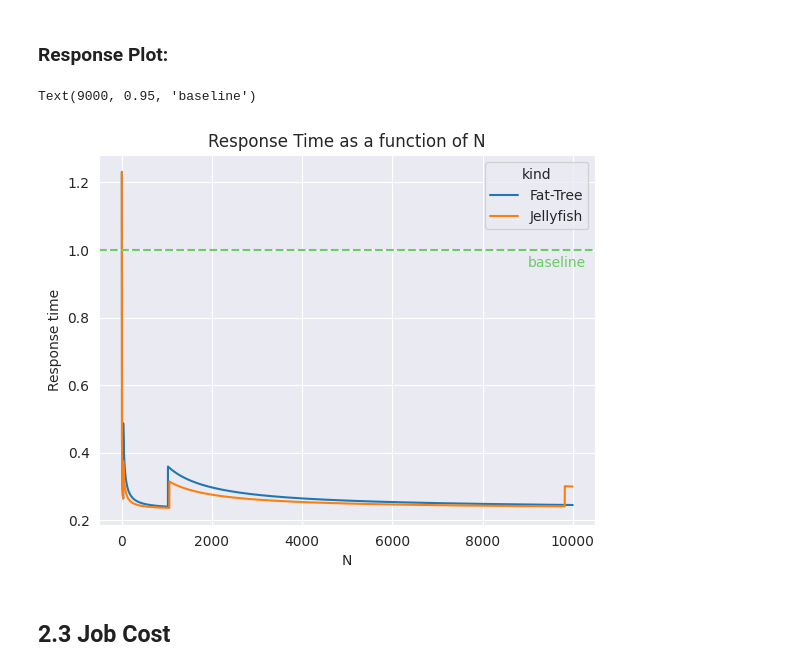
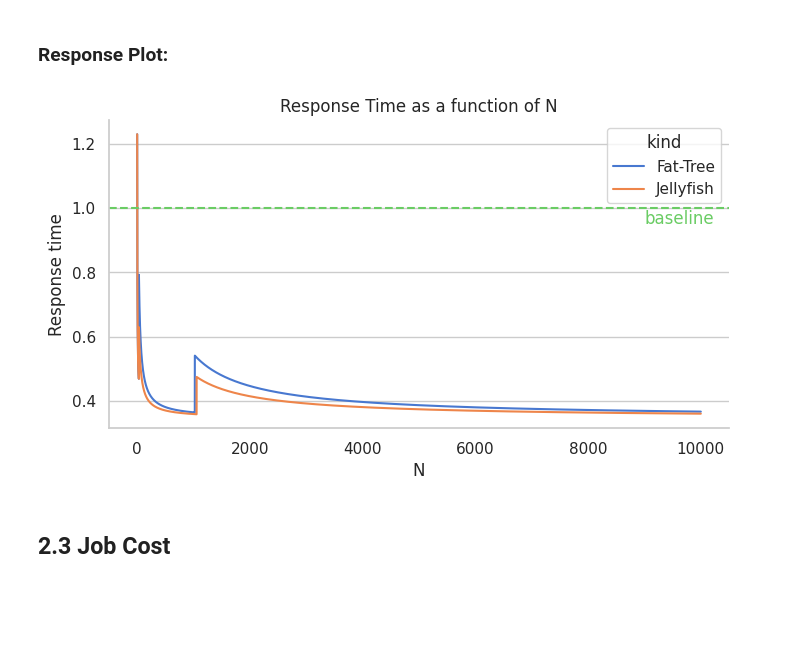
Before and after one commit to Mamiglia/NBD-DC_HW1, a Jupyter notebook: part-two.ipynb, the cells around one changed output. Drawn from its saved outputs; the diff is of its cells as text; code cells hidden in the pictures; blank space fills up the shorter version.

Commit message:
Simulation improvement and graph styling

```diff
--- a/part-two.ipynb
+++ b/part-two.ipynb
@@ -88,21 +98,15 @@ Algo(h):
 # %%
-def mean_response_time(g: nx.Graph, N: int, src: int, servers : set, targets :dict = None):
-    targets = n_closest(g, N, src, servers) if targets is None else targets
-    h = np.fromiter(targets.values(), dtype=int) # number of hops
+def mean_transfer_time(hops, N):
+    hops = count_closest(hops, N) # number of hops
+    h = np.fromiter(hops.keys(), int, len(hops))
     rtt = 2 * constants.propagation_time * h
-    throughput = min( constants.capacity / rtt / sum(1/rtt) )
-
+    const = sum(n/r for n,r in zip(hops.values(), rtt))
+    throughput = min( constants.capacity / rtt / const )
     input_data = constants.input_data_size / N
 
-    output_data = constants.output_data_size / N
+    output_data = (2* constants.output_data_size / N) * N / (N+1)
     # uniform distribution in [0, 2 * output_size / N]
 
-    transferred_data = input_data + output_data + input_data*constants.packet_overhead
+    transferred_data = output_data + input_data*(1 + constants.packet_overhead)
     transfer_time = transferred_data / throughput
-
-
-    computation_time = constants.setup_time + constants.mean_total_compute_time/N
-
-    return computation_time + transfer_time
-
-mean_response_time(rrg, 1000, -1, select_nodes(rrg, server=True))
+    return transfer_time
@@ -110,0 +113,13 @@ mean_response_time(rrg, 1000, -1, select_nodes(rrg, server=True))
+# %%
+def mean_response_time(g: nx.Graph, N: int, src: int, targets : set):
+    targets = count_closest(targets, N)
+    transfer_time = mean_transfer_time(targets, N)
+
+    max_comp_time = sum(1/n for n in range(1, N+1))*constants.mean_total_compute_time/N
+    computation_time = constants.setup_time + max_comp_time
+
+    return computation_time + transfer_time
+
+servers = n_closest(rrg, 10000, -1,leaves(rrg))
+server_count = Counter(servers.values())
+mean_response_time(rrg, 1000, -1, server_count)
@@ -117,8 +134,7 @@ def simulation(g, N):
     sn = select_nodes(g, server=True)
 
     src= next(iter(sn))
-    sp = sorted(n_closest(g, N, src, sn).items(), key = lambda x: x[1])
-    sp = {n:dict(sp[:n]) for n in range(1, N+1)}
+    servers = Counter(n_closest(g, N, src, sn).values())
 
     trials = pd.DataFrame(dict(
         N = list(range(1, N+1)),
@@ -126,7 +142,7 @@ def simulation(g, N):
 
     tqdm.pandas(desc='Response Simulation')
     trials['R'] = trials.N.progress_map(
-        lambda n: mean_response_time(g, n, src, sn, sp[n])
+        lambda n: mean_response_time(g, n, src, servers)
     )
     return trials
 # %%
@@ -159,23 +175,23 @@ trials['R_scaled'] = trials.R / R_baseline
 # %% [markdown]
 ### Response Plot:
 # %%
-sns.set_style('darkgrid')
+# sns.set_style('darkgrid')
 baseline_color = sns.color_palette('muted')[2]
 ax = sns.lineplot(
     trials,
     x = 'N',
     y = 'R_scaled',
     hue = 'kind'
 )
 ax.set(
     title = 'Response Time as a function of N',
     ylabel = 'Response time'
 )
 plt.axhline(y=1, color=baseline_color, linestyle = '--')
 plt.annotate('baseline', xy = (9000, .95), color = baseline_color)
+plt.gca().xaxis.grid(False)
 # %% [output]
-Text(9000, 0.95, 'baseline')
-[figure, old version]
+[figure, new version]
 # %% [markdown]
 ## 2.3 Job Cost
 # %%
```
Also changed, not shown: parts of 22 cells of this notebook, 1 other file.
